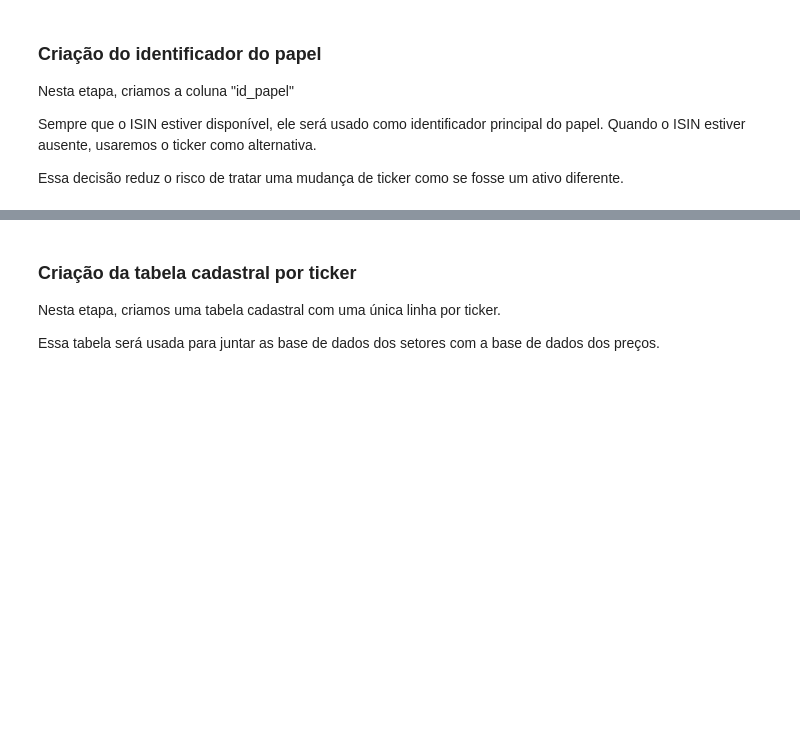
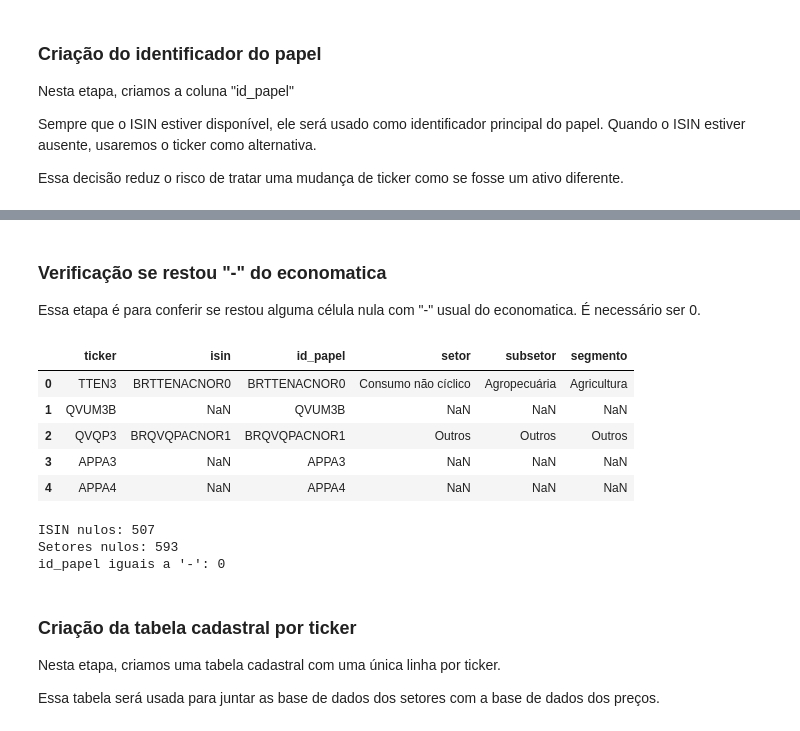
Before and after one commit to jaynilima/Grupo4, a Jupyter notebook: 02_dado_economatica_B3_addsetores.ipynb, the cells around one changed output, grey strips where cells are left out. Saved outputs shown, nothing was run; the diff lists cells and outputs as text; code cells hidden in the pictures; blank space fills up the shorter version.

```diff
--- a/02_dado_economatica_B3_addsetores.ipynb
+++ b/02_dado_economatica_B3_addsetores.ipynb
@@ -277,3 +304,25 @@ display(setores[["ticker", "isin", "id_papel", "setor", "subsetor", "segmento"]]
+# %% [markdown]
+### Verificação se restou "-" do economatica
+
+Essa etapa é para conferir se restou alguma célula nula com "-" usual do economatica. É necessário ser 0.
+# %%
+display(
+    setores[["ticker", "isin", "id_papel", "setor", "subsetor", "segmento"]].head()
+)
+
+print("ISIN nulos:", setores["isin"].isna().sum())
+print("Setores nulos:", setores["setor"].isna().sum())
+print("id_papel iguais a '-':", (setores["id_papel"] == "-").sum())
+# %% [output]
+|  | ticker | isin | id_papel | setor | subsetor | segmento |
+| 0 | TTEN3 | BRTTENACNOR0 | BRTTENACNOR0 | Consumo não cíclico | Agropecuária | Agricultura |
+| 1 | QVUM3B | NaN | QVUM3B | NaN | NaN | NaN |
+| 2 | QVQP3 | BRQVQPACNOR1 | BRQVQPACNOR1 | Outros | Outros | Outros |
+| 3 | APPA3 | NaN | APPA3 | NaN | NaN | NaN |
+| 4 | APPA4 | NaN | APPA4 | NaN | NaN | NaN |
+ISIN nulos: 507
+Setores nulos: 593
+id_papel iguais a '-': 0
 # %% [markdown]
 ### Criação da tabela cadastral por ticker
 
```
Also changed, not shown: parts of 9 cells of this notebook.
